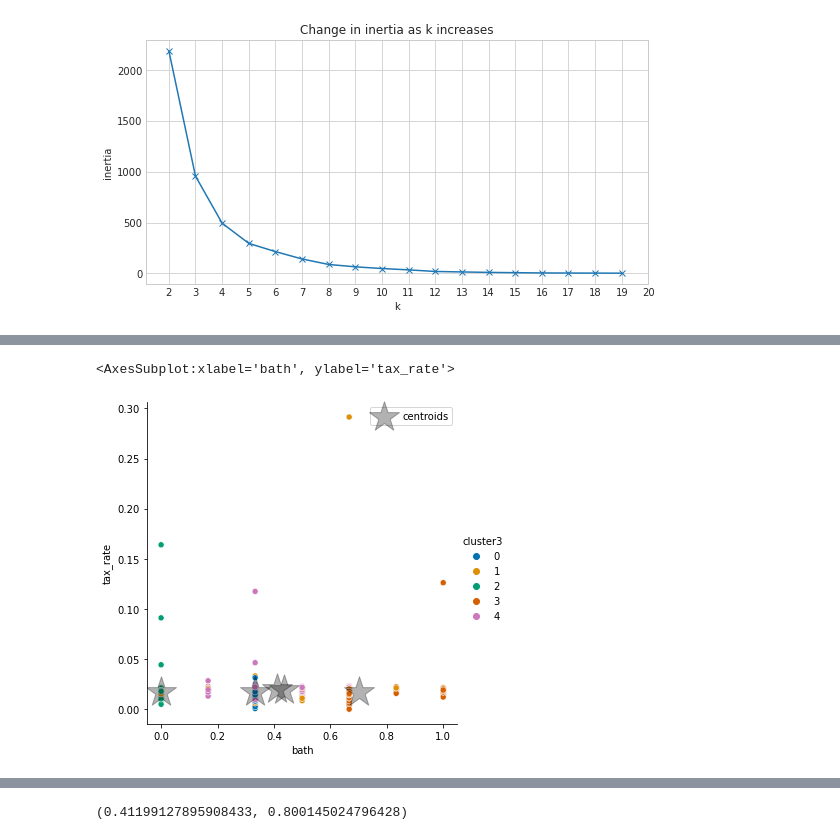
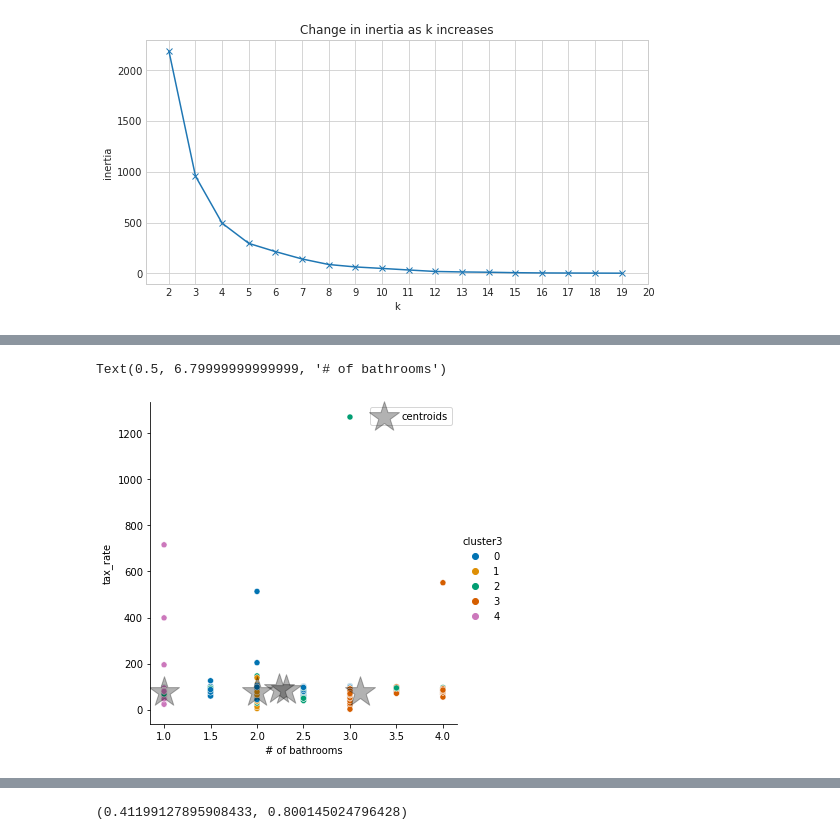
Before and after one commit to Jason-Tellez/Zillow-clustering-proj, a Jupyter notebook: zillow_clustering_report.ipynb, the cells around one changed output, grey strips where cells are left out. Drawn from its saved outputs; the diff is of its cells as text; code cells hidden in the pictures.

```diff
--- a/zillow_clustering_report.ipynb
+++ b/zillow_clustering_report.ipynb
@@ -531,22 +531,23 @@ for k in range(2,7):
 # %%
 kmeans = KMeans(n_clusters=5)
 kmeans.fit(X)
 
 train_mm['cluster3'] = kmeans.predict(X)
 train['cluster3'] = kmeans.predict(X)
 centroids3 = train.groupby('cluster3')['bath', 'tax_rate', 'fips'].mean()
 centroids_scaled3 = pd.DataFrame(kmeans.cluster_centers_, columns = X.columns)
 
-sns.relplot(data=train_mm.head(5_000), y="tax_rate", x="bath", hue='cluster3', palette='colorblind')
-centroids_scaled3.plot.scatter(x= 'bath', y = 'tax_rate',
+sns.relplot(data=train.head(5_000), y="tax_rate", x="bath", hue='cluster3', palette='colorblind')
+centroids3.plot.scatter(x= 'bath', y = 'tax_rate',
                               ax = plt.gca(),
                               s = 1000, color = 'black',
                               alpha = 0.3,
                               marker='*',
                               label = 'centroids')
+plt.xlabel('# of bathrooms')
 # %% [output]
-<AxesSubplot:xlabel='bath', ylabel='tax_rate'>
+Text(0.5, 6.79999999999999, '# of bathrooms')
-[figure, old version]
+[figure, new version]
 # %%
 sns.relplot(data=train_mm.head(5_000), y="tax_rate", x="bath", hue='fips', col='cluster3', palette='colorblind')
 # %% [output]
```
Also changed, not shown: parts of 48 cells of this notebook, 1 other file.
